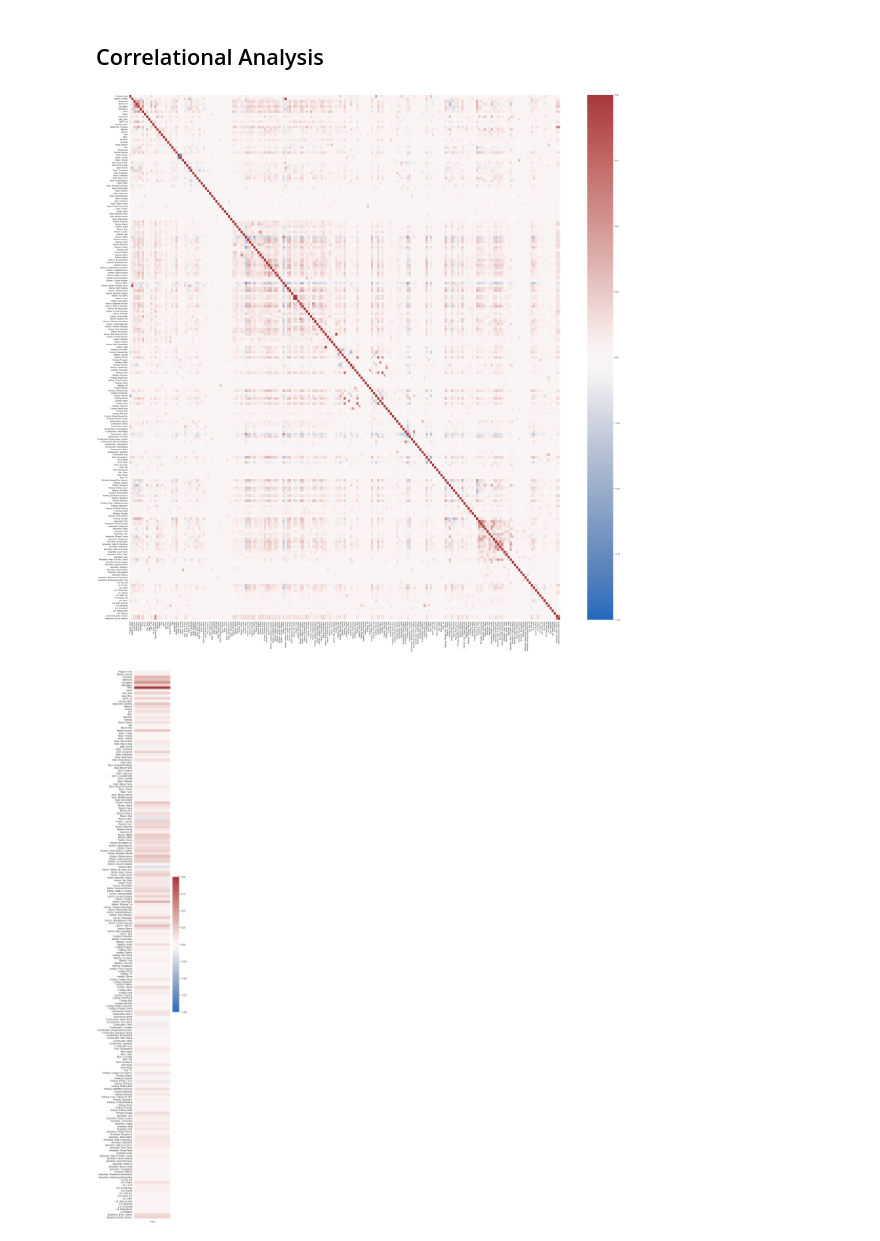
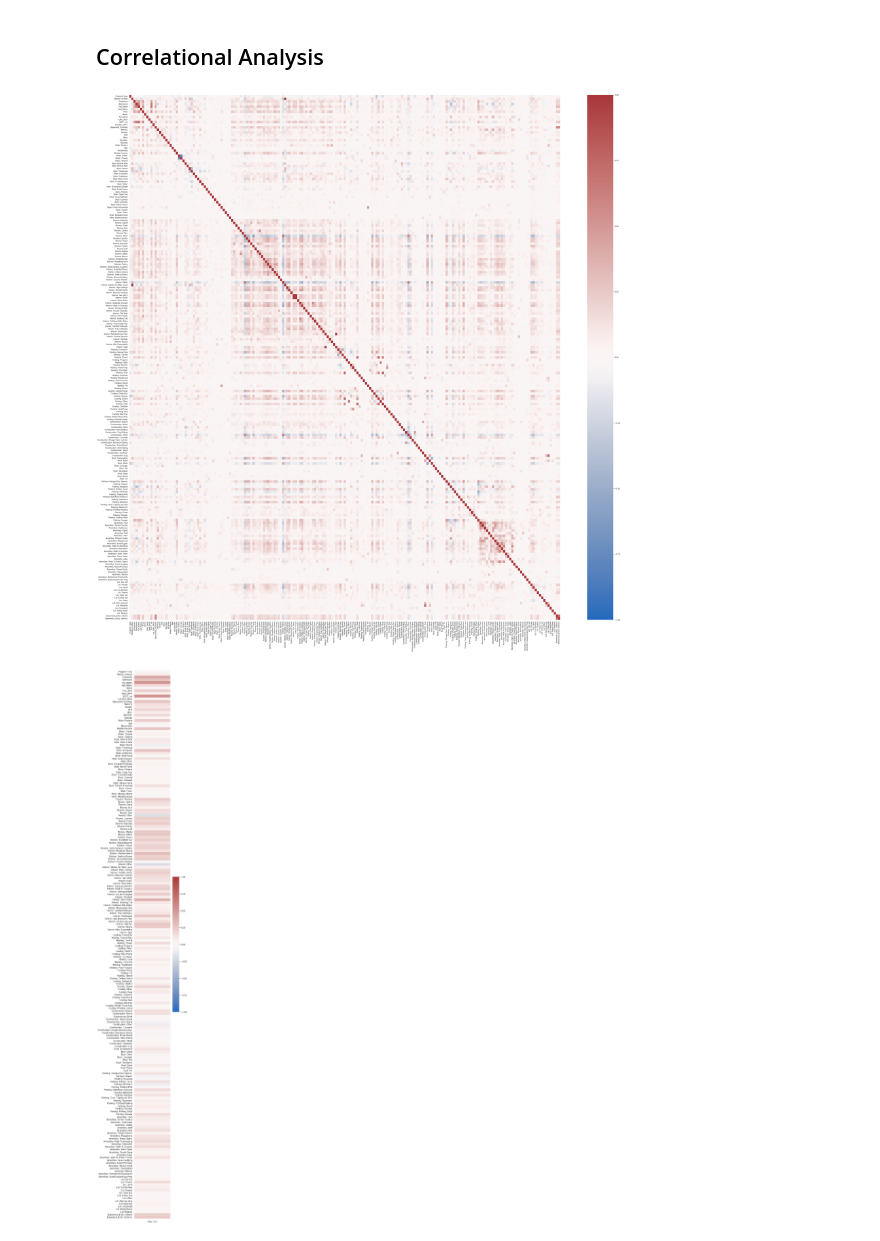
Before and after one commit to thearyanmittal/atl-home-rentals, a Jupyter notebook: analysis/exploration.ipynb, the cells around one changed output. Cells and saved outputs as stored; diff of their text form; code cells hidden in the pictures.

Commit message:
added new visualizations, updated log

```diff
--- a/analysis/exploration.ipynb
+++ b/analysis/exploration.ipynb
@@ -29,6 +29,10 @@ rdf.drop_duplicates('MLS#', keep='first', inplace=True, ignore_index=True)
 # %%
 # if price > 100000, then drop entry since property is not a rental
 rdf.drop(rdf[rdf['Price'] > 100_000].index, axis=0, inplace=True)
+
+# if sqft_int or lot_size_num <= 0 (incorrect value), drop entry
+rdf.drop(rdf[rdf['SQFT_Int'] <= 0].index, axis=0, inplace=True)
+rdf.drop(rdf[rdf['Lot_Size_Num'] <= 0].index, axis=0, inplace=True)
 # %%
 # dimensionality of dataset
 print(f'{len(rdf.columns)} columns, {len(rdf)} rows')
@@ -166,7 +169,7 @@ types['Water'] = water_types
 # Style
 style_types = ['Brick 4 Side', 'Brick 3 Side', 'Ranch', 'Traditional', 'European', 'Craftsman', 'Brick Front', 'Contemporary',
 'Other', 'Bungalow/Cottage', 'Brick/Frame', 'A-frame', 'Cape Cod', 'Country/Rustic', 'Colonial', 'Victorian', 'Stone Frame',
-'French Provincial', 'Cluster', 'Tudor', 'Modular Home', 'Mediterranean', 'Adirondack']
+'French Provincial', 'Cluster', 'Tudor', 'Modular Home', 'Mediterranean']
 # print(check_complete('Style', style_types, rdf))
 types['Style'] = style_types
 
@@ -224,7 +227,7 @@ types['Parking'] = parking_types
 # Amenities
 amenities_types = ['Pool', 'Tennis Court(s)', 'Clubhouse', 'Gated', 'Golf', 'Park', 'Fitness Center', 'Playground', 'Street Lights',
 'Walk To Shopping', 'Sidewalks', 'Walk To Schools', 'Swim Team', 'Tennis Team', 'Lake', 'Walk To Public Transit', 'Guest Lodging',
-'Airport/Runway', 'Stable(s)', 'Shared Dock', 'Racquetball', 'Marina', 'Retirement Community', 'Boat/Camper/Van Prkg']
+'Airport/Runway', 'Shared Dock', 'Racquetball', 'Marina', 'Retirement Community', 'Boat/Camper/Van Prkg']
 # print(check_complete('Amenities', amenities_types, rdf))
 types['Amenities'] = amenities_types
 
@@ -279,14 +285,14 @@ ndf = edf.apply(to_nums) # numerical dataframe
 corr = ndf.corr()
 fig1 = plt.figure(figsize=(55,55))
 heatmap = sns.heatmap(corr, vmin=-1, vmax=1, cmap='vlag')
-plt.savefig('correlation.png')
+plt.savefig('visuals/correlation_features.png')
 # %% [output]
-[figure, old version]
+[figure, new version]
 # %%
 # correlation heatmap with focus on price
-price_corr = pd.DataFrame(corr.loc['Price'])
+price_corr = pd.DataFrame(corr.loc['Price']).drop('Price', axis=0).rename({'Price': 'Price Corr'}, axis=1)
 fig2 = plt.figure(figsize=(4, 50))
 price_heatmap = sns.heatmap(price_corr, vmin=-1, vmax=1, cmap='vlag')
-plt.savefig('price_correlation.png')
+plt.savefig('visuals/price_correlation_features.png')
 # %% [output]
-[figure, old version]
+[figure, new version]
```
Also changed, not shown: parts of 10 cells of this notebook, 10 other files.
